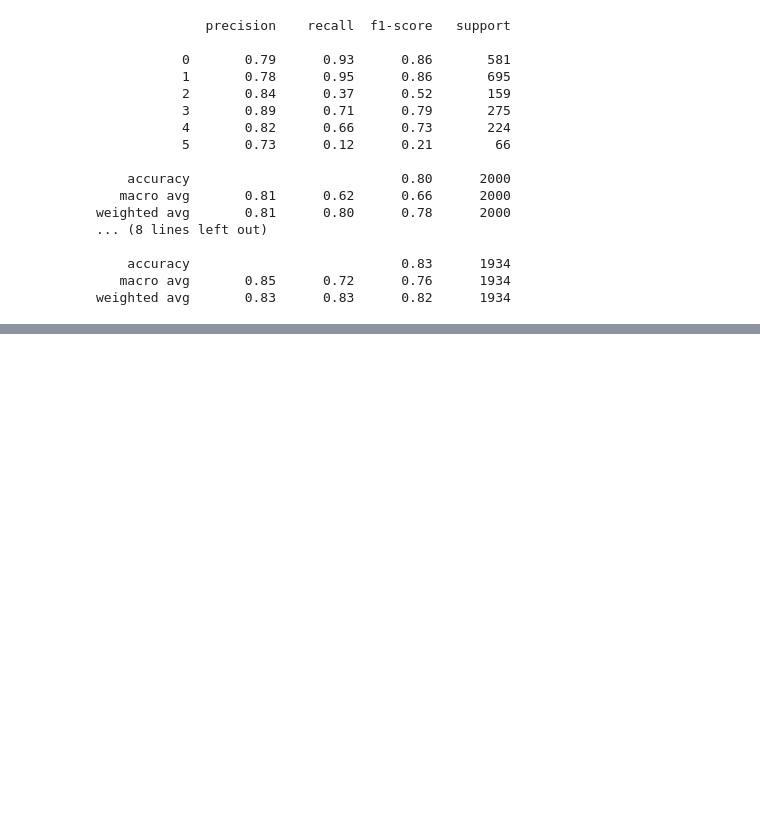
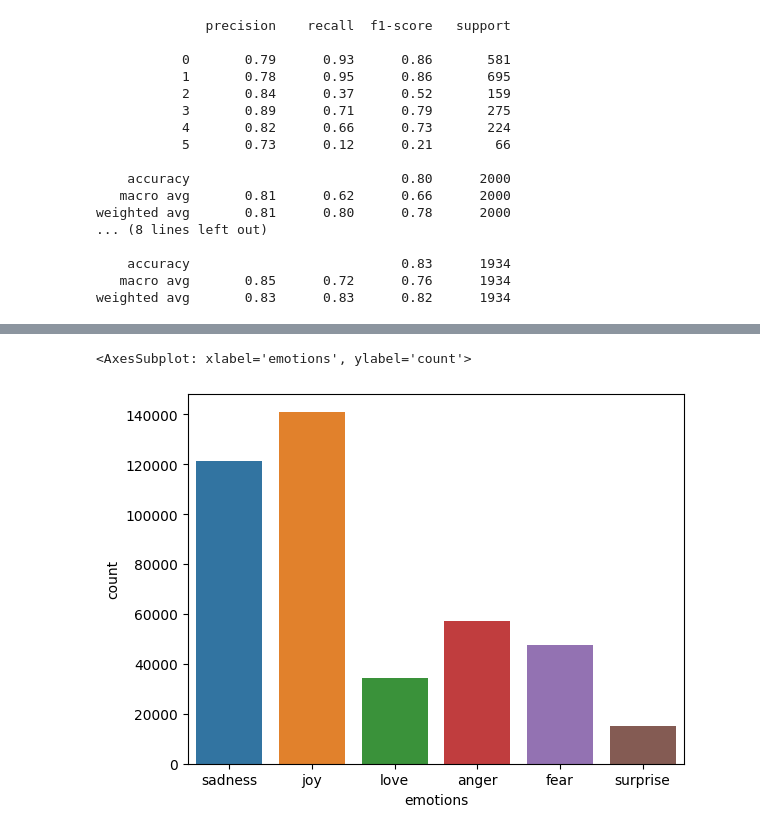
Before and after one commit to 112523chen/Project_SA_CTP, a Jupyter notebook: research.ipynb, the cells around one changed output, grey strips where cells are left out. Drawn from its saved outputs; the diff is of its cells as text; code cells hidden in the pictures; blank space fills up the shorter version.

Commit message:
new(): testing new data

```diff
--- a/research.ipynb
+++ b/research.ipynb
@@ -408,0 +411,3 @@ weighted avg       0.83      0.83      0.82      1934
+# %%
+data =pickle.load(open('merged_training.pkl','rb'))
+print(data)
@@ -408,0 +429,4 @@ weighted avg       0.83      0.83      0.82      1934
+# %%
+new_df = pd.DataFrame(data).reset_index(drop=True)
+
+new_df.head()
@@ -408,0 +440,5 @@ weighted avg       0.83      0.83      0.82      1934
+# %%
+sns.countplot(x=new_df['emotions'])
+# %% [output]
+<AxesSubplot: xlabel='emotions', ylabel='count'>
+[figure, added]
```
Also changed, not shown: parts of 8 cells of this notebook, 1 other file.
